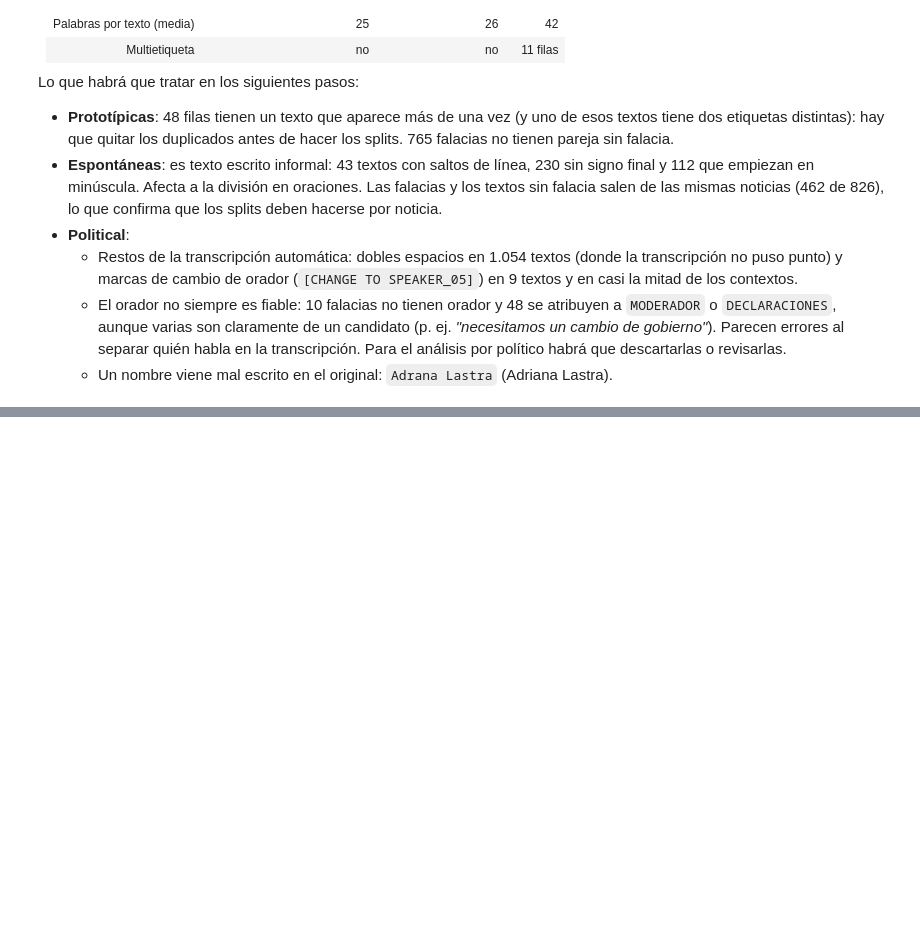
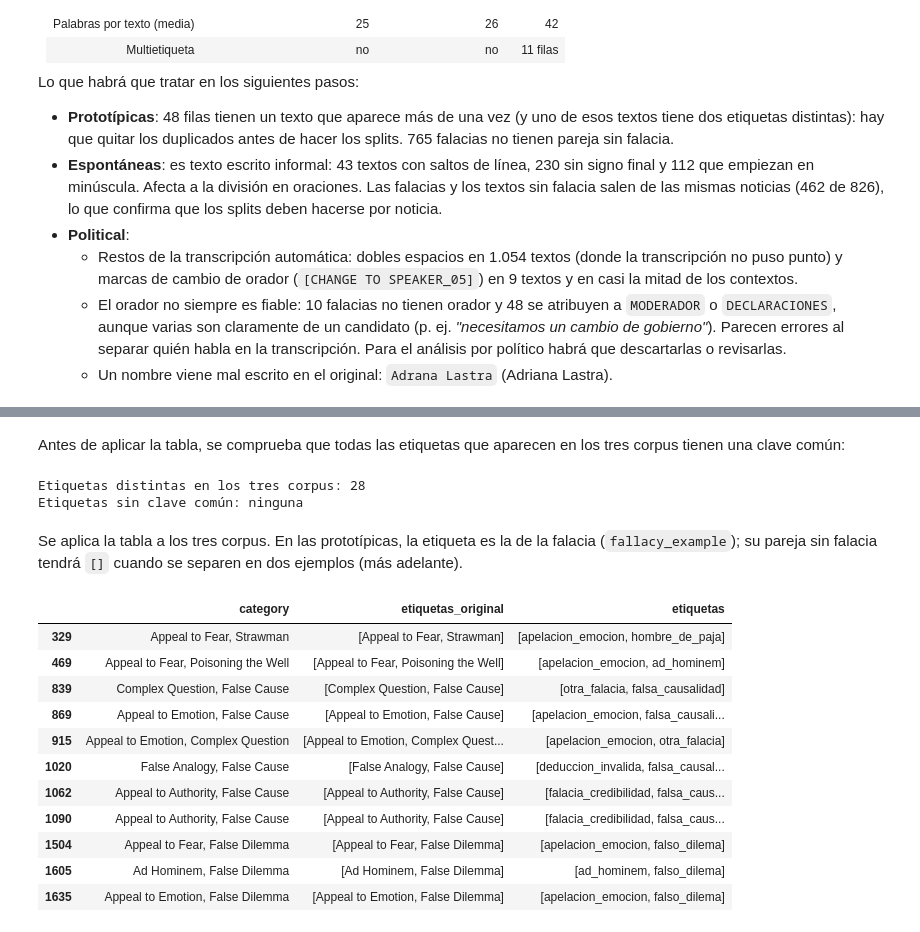
Before and after one commit to AlvarodelaHerran/detector_falacias_contradicciones, a Jupyter notebook: E2/01_fallacyes.ipynb, the cells around one changed output, grey strips where cells are left out. Saved outputs shown, nothing was run; the diff lists cells and outputs as text; code cells hidden in the pictures; blank space fills up the shorter version.

```diff
--- a/E2/01_fallacyes.ipynb
+++ b/E2/01_fallacyes.ipynb
@@ -440,0 +503,39 @@ Lo que habrá que tratar en los siguientes pasos:
+# %% [markdown]
+Antes de aplicar la tabla, se comprueba que todas las etiquetas que aparecen en los tres corpus tienen una clave común:
+# %%
+todas_las_etiquetas = (
+    pd.concat([proto["label"], espont["label"], political["category"]])
+    .map(separar_etiquetas)
+    .explode()   # una fila por etiqueta
+    .dropna()    # los textos sin falacia dan una lista vacía
+)
+sin_clave = sorted(set(todas_las_etiquetas[~todas_las_etiquetas.str.lower().isin(CLAVE_COMUN)]))
+print("Etiquetas distintas en los tres corpus:", todas_las_etiquetas.nunique())
+print("Etiquetas sin clave común:", sin_clave if sin_clave else "ninguna")
+# %% [output]
+Etiquetas distintas en los tres corpus: 28
+Etiquetas sin clave común: ninguna
+# %% [markdown]
+Se aplica la tabla a los tres corpus. En las prototípicas, la etiqueta es la de la falacia (`fallacy_example`); su pareja sin falacia tendrá `[]` cuando se separen en dos ejemplos (más adelante).
+# %%
+proto["etiquetas_original"] = proto["label"].map(separar_etiquetas)
+espont["etiquetas_original"] = espont["label"].map(separar_etiquetas)
+political["etiquetas_original"] = political["category"].map(separar_etiquetas)
+
+for corpus in [proto, espont, political]:
+    corpus["etiquetas"] = corpus["etiquetas_original"].map(a_claves_comunes)
+
+political.loc[es_multietiqueta, ["category", "etiquetas_original", "etiquetas"]]
+# %% [output]
+|  | category | etiquetas_original | etiquetas |
+| 329 | Appeal to Fear, Strawman | [Appeal to Fear, Strawman] | [apelacion_emocion, hombre_de_paja] |
+| 469 | Appeal to Fear, Poisoning the Well | [Appeal to Fear, Poisoning the Well] | [apelacion_emocion, ad_hominem] |
+| 839 | Complex Question, False Cause | [Complex Question, False Cause] | [otra_falacia, falsa_causalidad] |
+| 869 | Appeal to Emotion, False Cause | [Appeal to Emotion, False Cause] | [apelacion_emocion, falsa_causali... |
+| 915 | Appeal to Emotion, Complex Question | [Appeal to Emotion, Complex Quest... | [apelacion_emocion, otra_falacia] |
+| 1020 | False Analogy, False Cause | [False Analogy, False Cause] | [deduccion_invalida, falsa_causal... |
+| 1062 | Appeal to Authority, False Cause | [Appeal to Authority, False Cause] | [falacia_credibilidad, falsa_caus... |
+| 1090 | Appeal to Authority, False Cause | [Appeal to Authority, False Cause] | [falacia_credibilidad, falsa_caus... |
+| 1504 | Appeal to Fear, False Dilemma | [Appeal to Fear, False Dilemma] | [apelacion_emocion, falso_dilema] |
+| 1605 | Ad Hominem, False Dilemma | [Ad Hominem, False Dilemma] | [ad_hominem, falso_dilema] |
+| 1635 | Appeal to Emotion, False Dilemma | [Appeal to Emotion, False Dilemma] | [apelacion_emocion, falso_dilema] |
```
Also changed, not shown: parts of 23 cells of this notebook.
